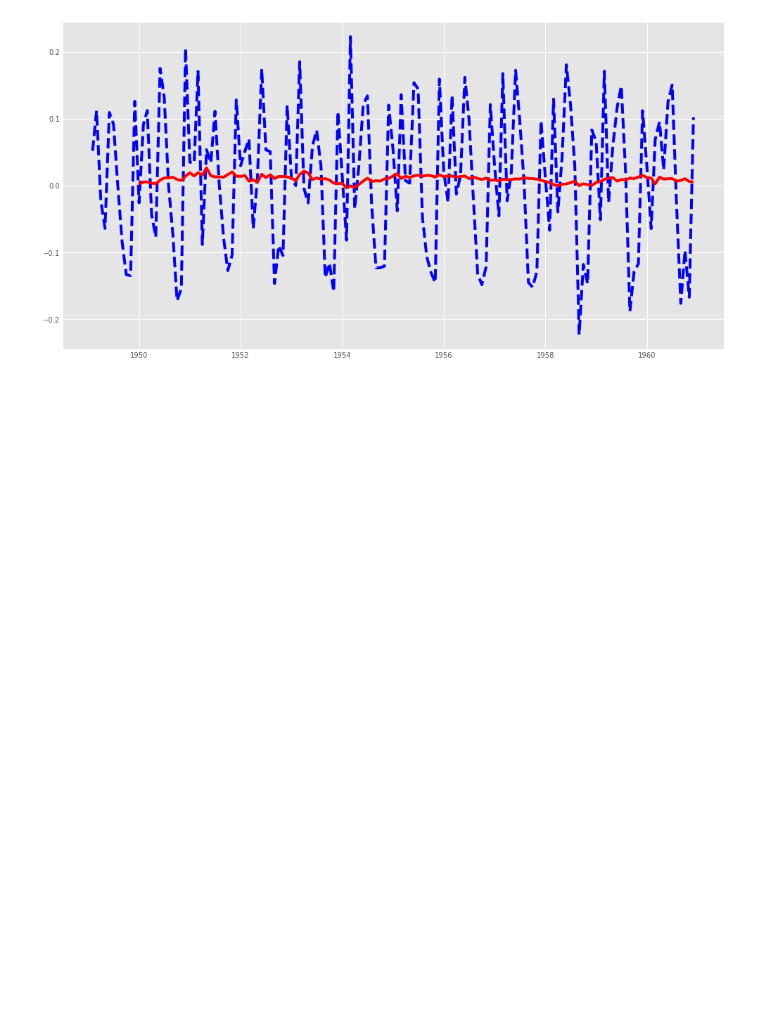
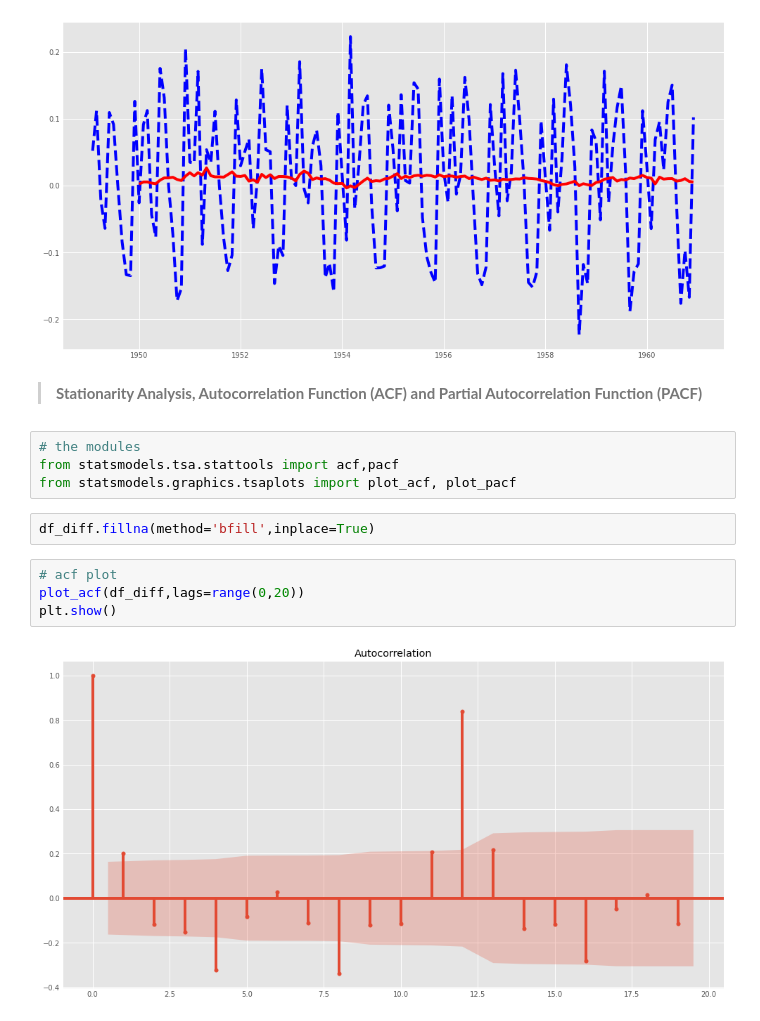
Before and after one commit to oladapo-joseph/Hamoye_Internship, a Jupyter notebook: Stage E/lessons.ipynb, the cells around one changed output. Drawn from its saved outputs; the diff is of its cells as text; blank space fills up the shorter version.

```diff
--- a/Stage E/lessons.ipynb
+++ b/Stage E/lessons.ipynb
@@ -255,3 +255,17 @@ plt.plot(df_diff.rolling(12).mean(), color='r')
 # %% [output]
 [<matplotlib.lines.Line2D at 0x...>]
 [figure]
+# %% [markdown]
+>**Stationarity Analysis, Autocorrelation Function (ACF) and Partial Autocorrelation Function (PACF)**
+# %%
+# the modules
+from statsmodels.tsa.stattools import acf,pacf
+from statsmodels.graphics.tsaplots import plot_acf, plot_pacf
+# %%
+df_diff.fillna(method='bfill',inplace=True)
+# %%
+# acf plot
+plot_acf(df_diff,lags=range(0,20))
+plt.show()
+# %% [output]
+[figure, added]
```
Also changed, not shown: parts of 4 cells of this notebook, 2 other files.
